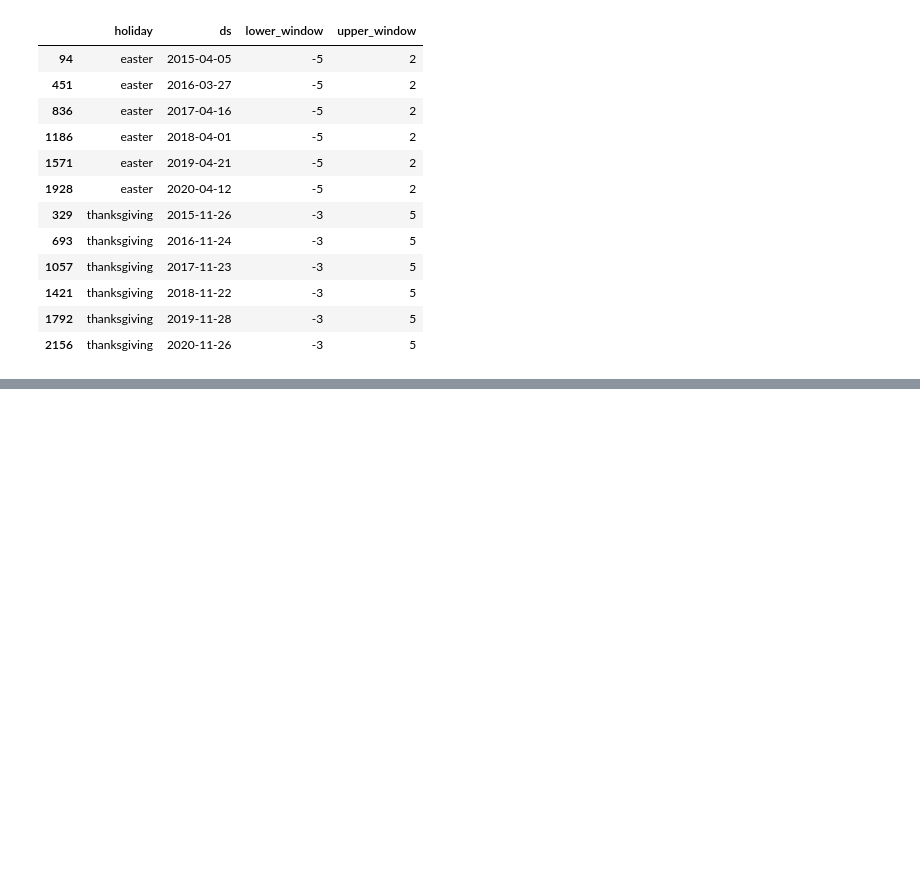
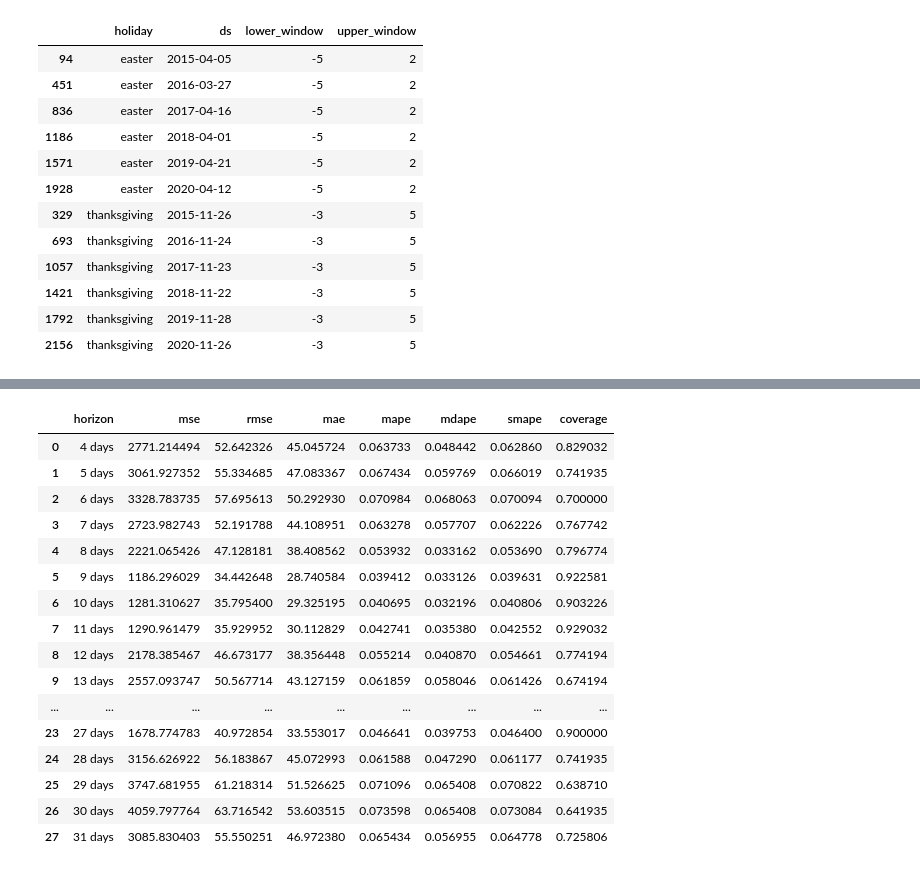
Before and after one commit to ultragorira/AI_and_ML, a Jupyter notebook: TimeSeries/ZTM_TimeSeries/Facebook_Prophet.ipynb, the cells around one changed output, grey strips where cells are left out. Saved outputs shown, nothing was run; the diff lists cells and outputs as text; code cells hidden in the pictures; blank space fills up the shorter version.

```diff
--- a/TimeSeries/ZTM_TimeSeries/Facebook_Prophet.ipynb
+++ b/TimeSeries/ZTM_TimeSeries/Facebook_Prophet.ipynb
@@ -81,0 +126,22 @@ df = df.drop(columns=["Easter", "Thanksgiving"])
+# %%
+# Performance
+
+performance_metrics(df_cv)
+# %% [output]
+|  | horizon | mse | rmse | mae | mape | mdape | smape | coverage |
+| 0 | 4 days | 2771.214494 | 52.642326 | 45.045724 | 0.063733 | 0.048442 | 0.062860 | 0.829032 |
+| 1 | 5 days | 3061.927352 | 55.334685 | 47.083367 | 0.067434 | 0.059769 | 0.066019 | 0.741935 |
+| 2 | 6 days | 3328.783735 | 57.695613 | 50.292930 | 0.070984 | 0.068063 | 0.070094 | 0.700000 |
+| 3 | 7 days | 2723.982743 | 52.191788 | 44.108951 | 0.063278 | 0.057707 | 0.062226 | 0.767742 |
+| 4 | 8 days | 2221.065426 | 47.128181 | 38.408562 | 0.053932 | 0.033162 | 0.053690 | 0.796774 |
+| 5 | 9 days | 1186.296029 | 34.442648 | 28.740584 | 0.039412 | 0.033126 | 0.039631 | 0.922581 |
+| 6 | 10 days | 1281.310627 | 35.795400 | 29.325195 | 0.040695 | 0.032196 | 0.040806 | 0.903226 |
+| 7 | 11 days | 1290.961479 | 35.929952 | 30.112829 | 0.042741 | 0.035380 | 0.042552 | 0.929032 |
+| 8 | 12 days | 2178.385467 | 46.673177 | 38.356448 | 0.055214 | 0.040870 | 0.054661 | 0.774194 |
+| 9 | 13 days | 2557.093747 | 50.567714 | 43.127159 | 0.061859 | 0.058046 | 0.061426 | 0.674194 |
+| ... | ... | ... | ... | ... | ... | ... | ... | ... |
+| 23 | 27 days | 1678.774783 | 40.972854 | 33.553017 | 0.046641 | 0.039753 | 0.046400 | 0.900000 |
+| 24 | 28 days | 3156.626922 | 56.183867 | 45.072993 | 0.061588 | 0.047290 | 0.061177 | 0.741935 |
+| 25 | 29 days | 3747.681955 | 61.218314 | 51.526625 | 0.071096 | 0.065408 | 0.070822 | 0.638710 |
+| 26 | 30 days | 4059.797764 | 63.716542 | 53.603515 | 0.073598 | 0.065408 | 0.073084 | 0.641935 |
+| 27 | 31 days | 3085.830403 | 55.550251 | 46.972380 | 0.065434 | 0.056955 | 0.064778 | 0.725806 |
```
Also changed, not shown: parts of 14 cells of this notebook.
